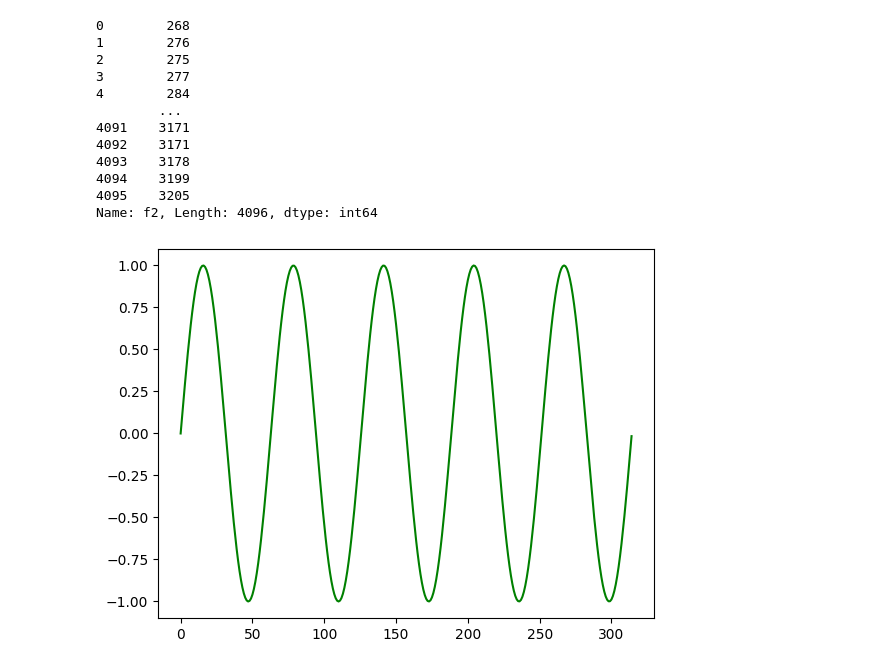
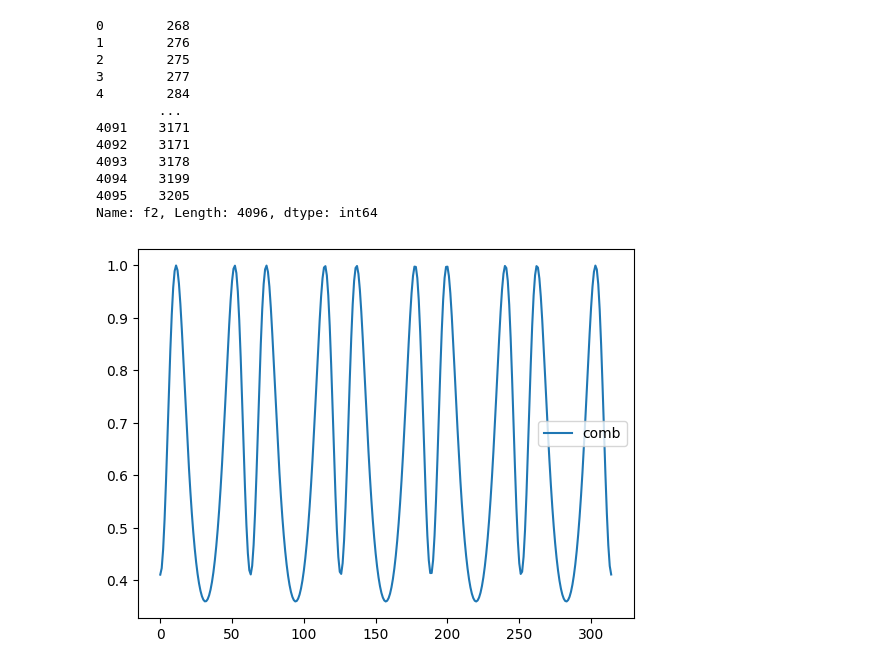
Before and after one commit to PaulMagos/MCS_Thesis, a Jupyter notebook: RNN1/test1.ipynb, the cells around one changed output. Drawn from its saved outputs; the diff is of its cells as text; code cells hidden in the pictures.

```diff
--- a/RNN1/test1.ipynb
+++ b/RNN1/test1.ipynb
@@ -47,18 +47,22 @@ Name: f2, Length: 4096, dtype: int64
 # %%
 import numpy as np
 
 
 x = np.arange(0, 10*np.pi, 0.1)
 y = np.sin(x)
 z = np.cos(x)
+l = np.sin(np.exp(np.cos(x)))
+# l2 = np.tan(np.tan(l))
 
 data = pd.DataFrame(columns=['sin'])
 data['sin'] = y
 data['cos'] = z
+data['comb'] = l
 
 data.to_json('./data/SynteticSin/data.json')
 
-plt.plot(data['sin'], color='green')
+plt.plot(data['comb'], label='comb')
+plt.legend()
 plt.show()
 # %% [output]
-[figure, old version]
+[figure, new version]
```
Also changed, not shown: parts of 1 cell of this notebook, 5 other files.
